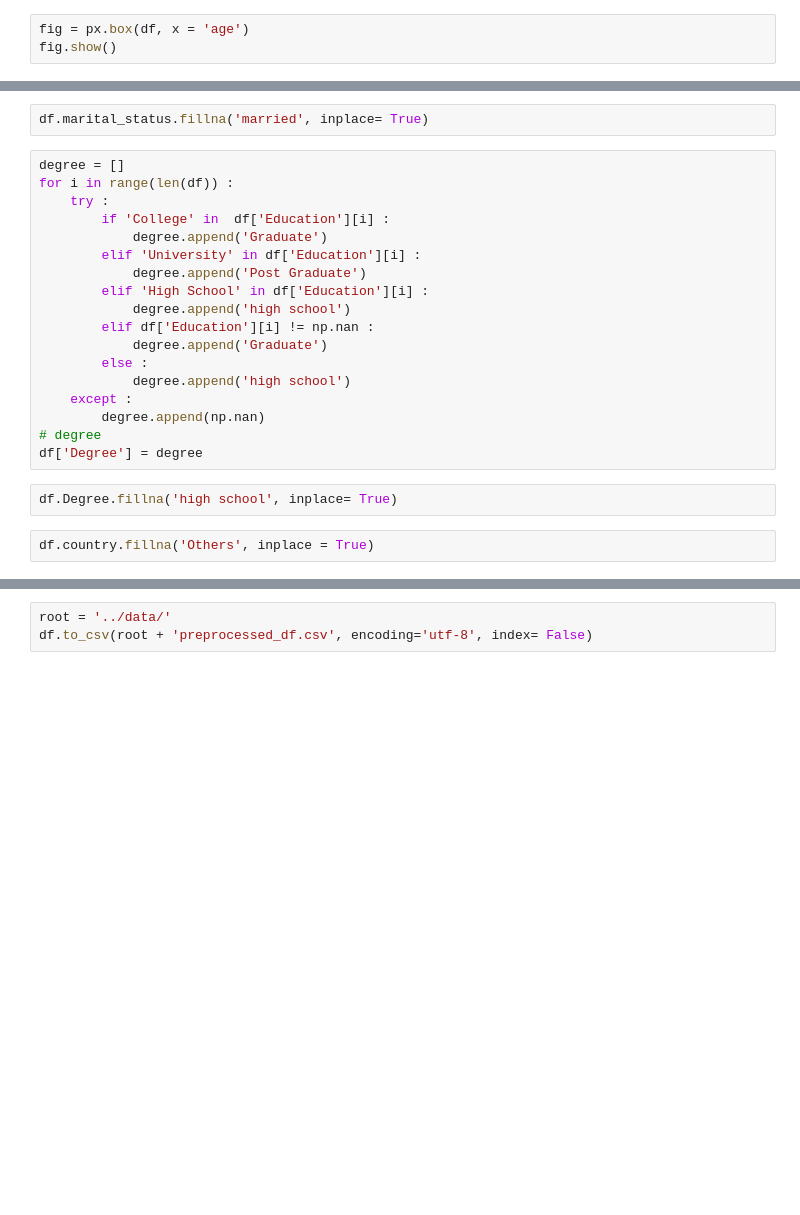
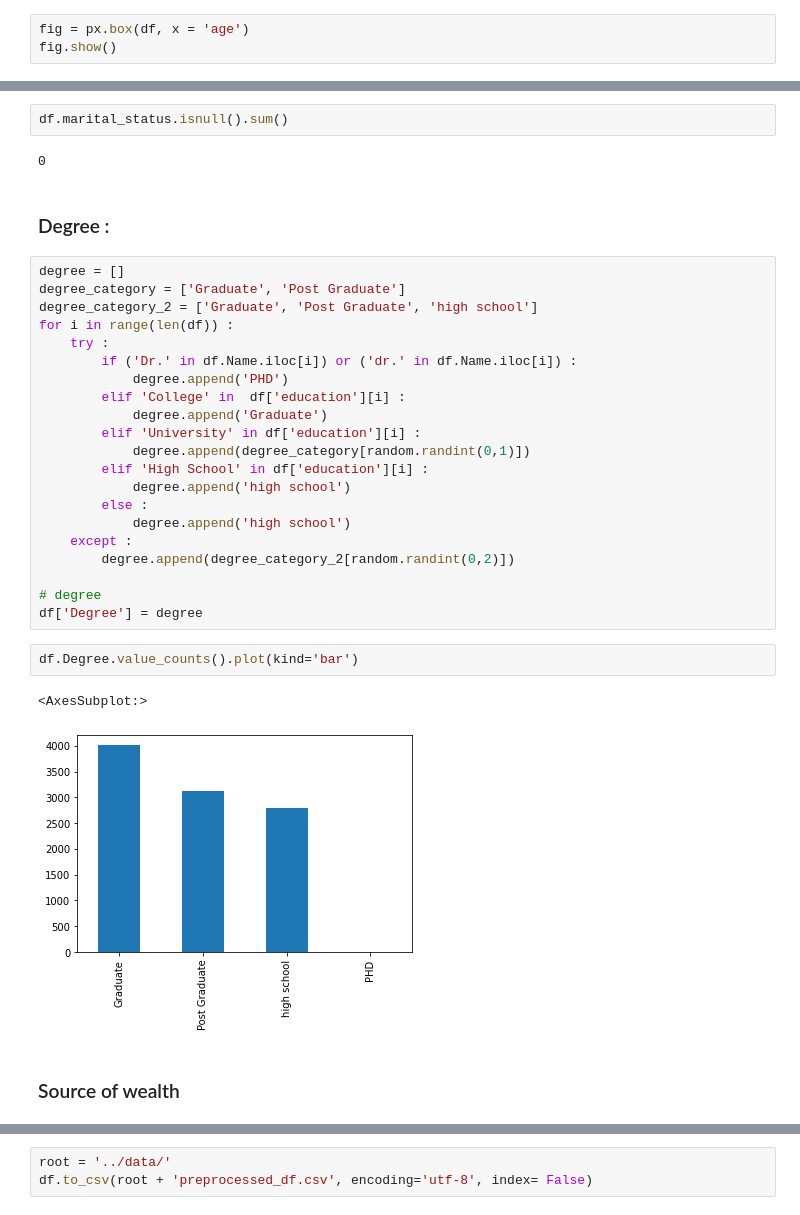
Before and after one commit to soumyadipghorai/Predictos, a Jupyter notebook: notebooks/preprocess.ipynb, the cells around one changed output, grey strips where cells are left out. Drawn from its saved outputs; the diff is of its cells as text; blank space fills up the shorter version.

```diff
--- a/notebooks/preprocess.ipynb
+++ b/notebooks/preprocess.ipynb
@@ -380,27 +547,37 @@ Name: marital_status, dtype: int64
-# %%
-df.marital_status.fillna('married', inplace= True)
+# %%
+df.marital_status.isnull().sum()
+# %% [output]
+0
+# %% [markdown]
+### Degree :
 # %%
 degree = []
+degree_category = ['Graduate', 'Post Graduate']
+degree_category_2 = ['Graduate', 'Post Graduate', 'high school']
 for i in range(len(df)) :
     try :
-        if 'College' in  df['Education'][i] :
+        if ('Dr.' in df.Name.iloc[i]) or ('dr.' in df.Name.iloc[i]) :
+            degree.append('PHD')
+        elif 'College' in  df['education'][i] :
             degree.append('Graduate')
-        elif 'University' in df['Education'][i] :
-            degree.append('Post Graduate')
-        elif 'High School' in df['Education'][i] :
+        elif 'University' in df['education'][i] :
+            degree.append(degree_category[random.randint(0,1)])
+        elif 'High School' in df['education'][i] :
             degree.append('high school')
-        elif df['Education'][i] != np.nan :
-            degree.append('Graduate')
         else :
             degree.append('high school')
     except :
-        degree.append(np.nan)
+        degree.append(degree_category_2[random.randint(0,2)])
+
 # degree
 df['Degree'] = degree
-# %%
-df.Degree.fillna('high school', inplace= True)
-# %%
-df.country.fillna('Others', inplace = True)
+# %%
+df.Degree.value_counts().plot(kind='bar')
+# %% [output]
+<AxesSubplot:>
+[figure, added]
+# %% [markdown]
+### Source of wealth
 # %%
 df.isnull().sum()
 # %% [output]
```
Also changed, not shown: parts of 87 cells of this notebook, 5 other files.
